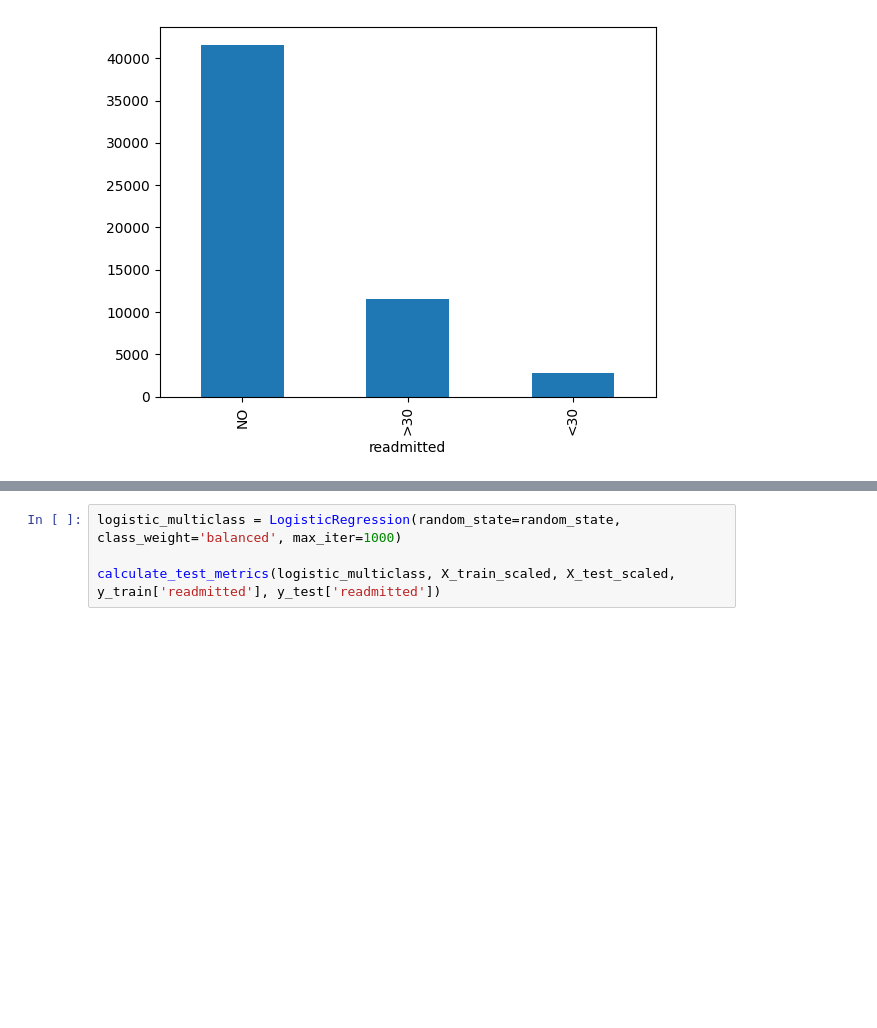
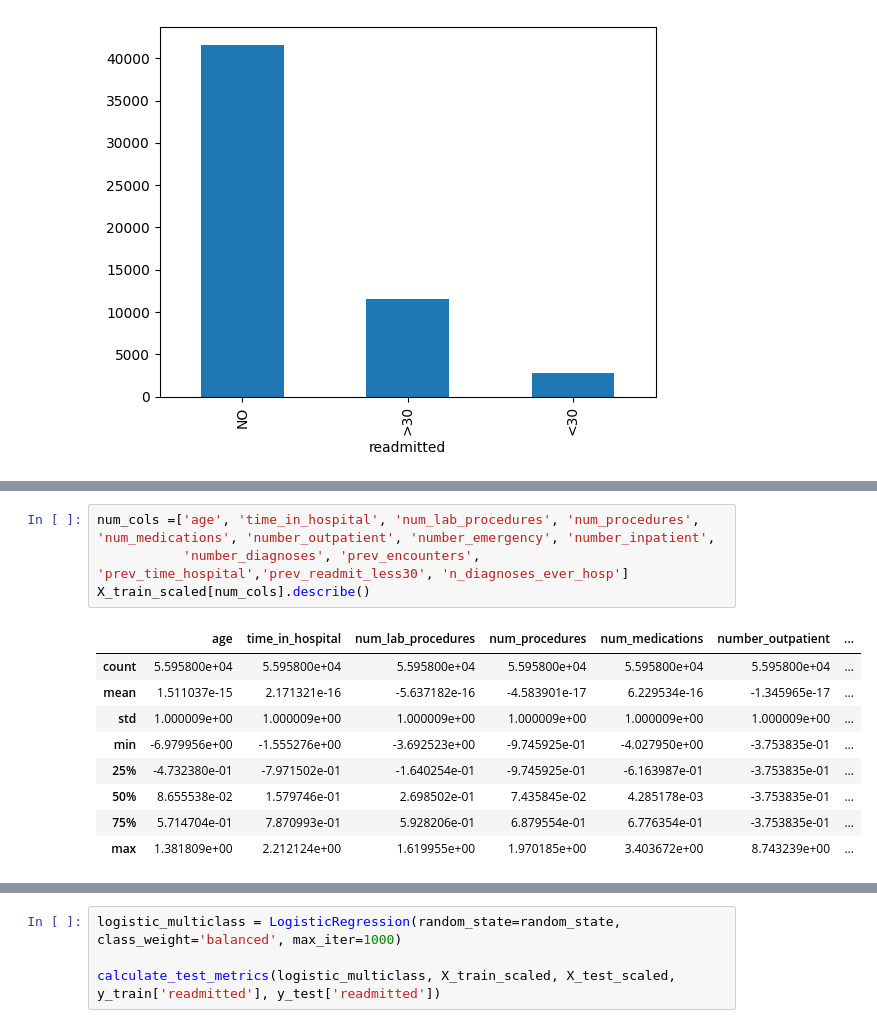
Before and after one commit to bennettJG/data17200project, a Jupyter notebook: Supervised_Learning.ipynb, the cells around one changed output, grey strips where cells are left out. Drawn from its saved outputs; the diff is of its cells as text; blank space fills up the shorter version.

```diff
--- a/Supervised_Learning.ipynb
+++ b/Supervised_Learning.ipynb
@@ -86,0 +103,14 @@ y_train['readmitted'].value_counts().plot.bar(x='readmitted')
+# %%
+num_cols =['age', 'time_in_hospital', 'num_lab_procedures', 'num_procedures', 'num_medications', 'number_outpatient', 'number_emergency', 'number_inpatient',
+           'number_diagnoses', 'prev_encounters', 'prev_time_hospital','prev_readmit_less30', 'n_diagnoses_ever_hosp']
+X_train_scaled[num_cols].describe()
+# %% [output]
+|  | age | time_in_hospital | num_lab_procedures | num_procedures | num_medications | number_outpatient | ... |
+| count | 5.595800e+04 | 5.595800e+04 | 5.595800e+04 | 5.595800e+04 | 5.595800e+04 | 5.595800e+04 | ... |
+| mean | 1.511037e-15 | 2.171321e-16 | -5.637182e-16 | -4.583901e-17 | 6.229534e-16 | -1.345965e-17 | ... |
+| std | 1.000009e+00 | 1.000009e+00 | 1.000009e+00 | 1.000009e+00 | 1.000009e+00 | 1.000009e+00 | ... |
+| min | -6.979956e+00 | -1.555276e+00 | -3.692523e+00 | -9.745925e-01 | -4.027950e+00 | -3.753835e-01 | ... |
+| 25% | -4.732380e-01 | -7.971502e-01 | -1.640254e-01 | -9.745925e-01 | -6.163987e-01 | -3.753835e-01 | ... |
+| 50% | 8.655538e-02 | 1.579746e-01 | 2.698502e-01 | 7.435845e-02 | 4.285178e-03 | -3.753835e-01 | ... |
+| 75% | 5.714704e-01 | 7.870993e-01 | 5.928206e-01 | 6.879554e-01 | 6.776354e-01 | -3.753835e-01 | ... |
+| max | 1.381809e+00 | 2.212124e+00 | 1.619955e+00 | 1.970185e+00 | 3.403672e+00 | 8.743239e+00 | ... |
```
Also changed, not shown: parts of 19 cells of this notebook.
